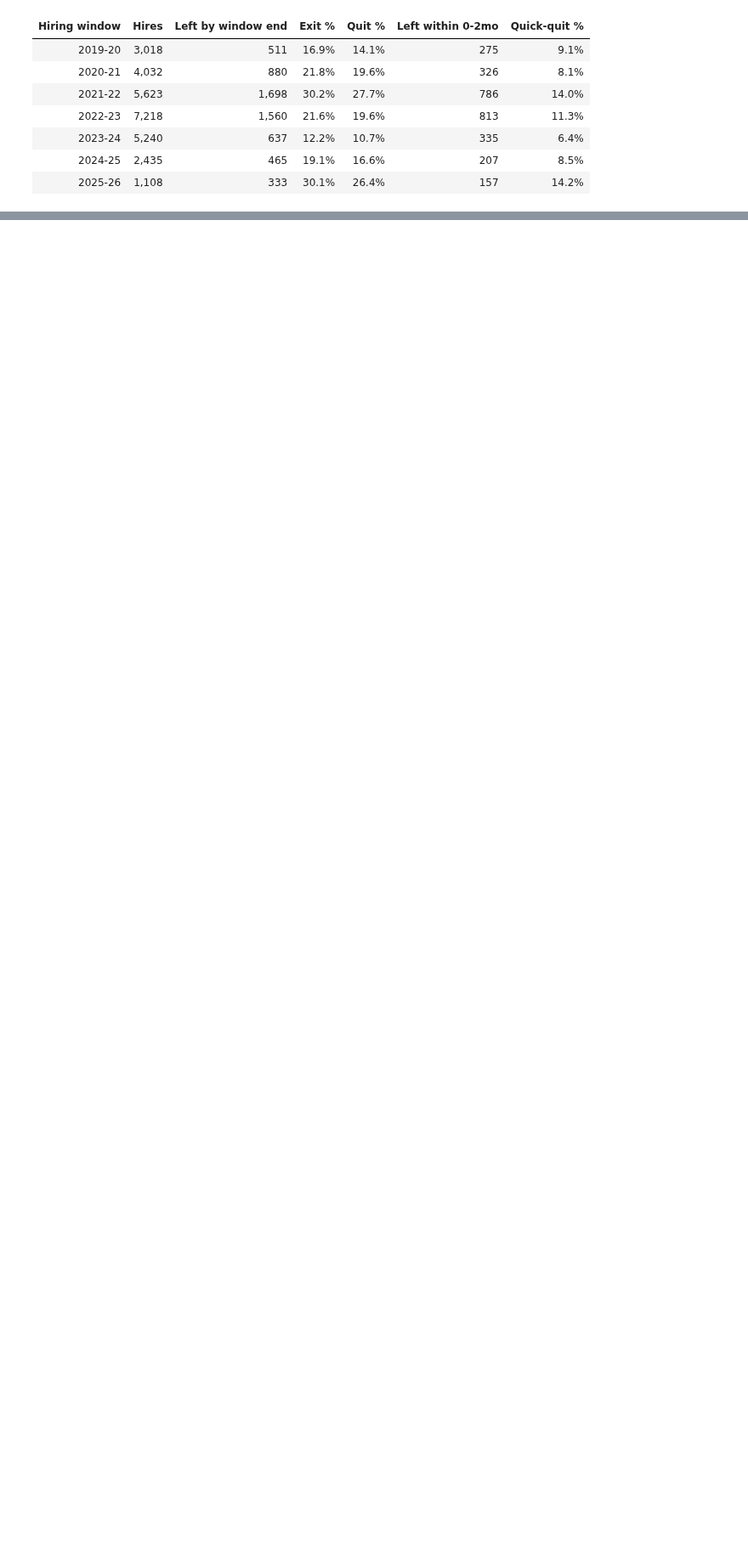
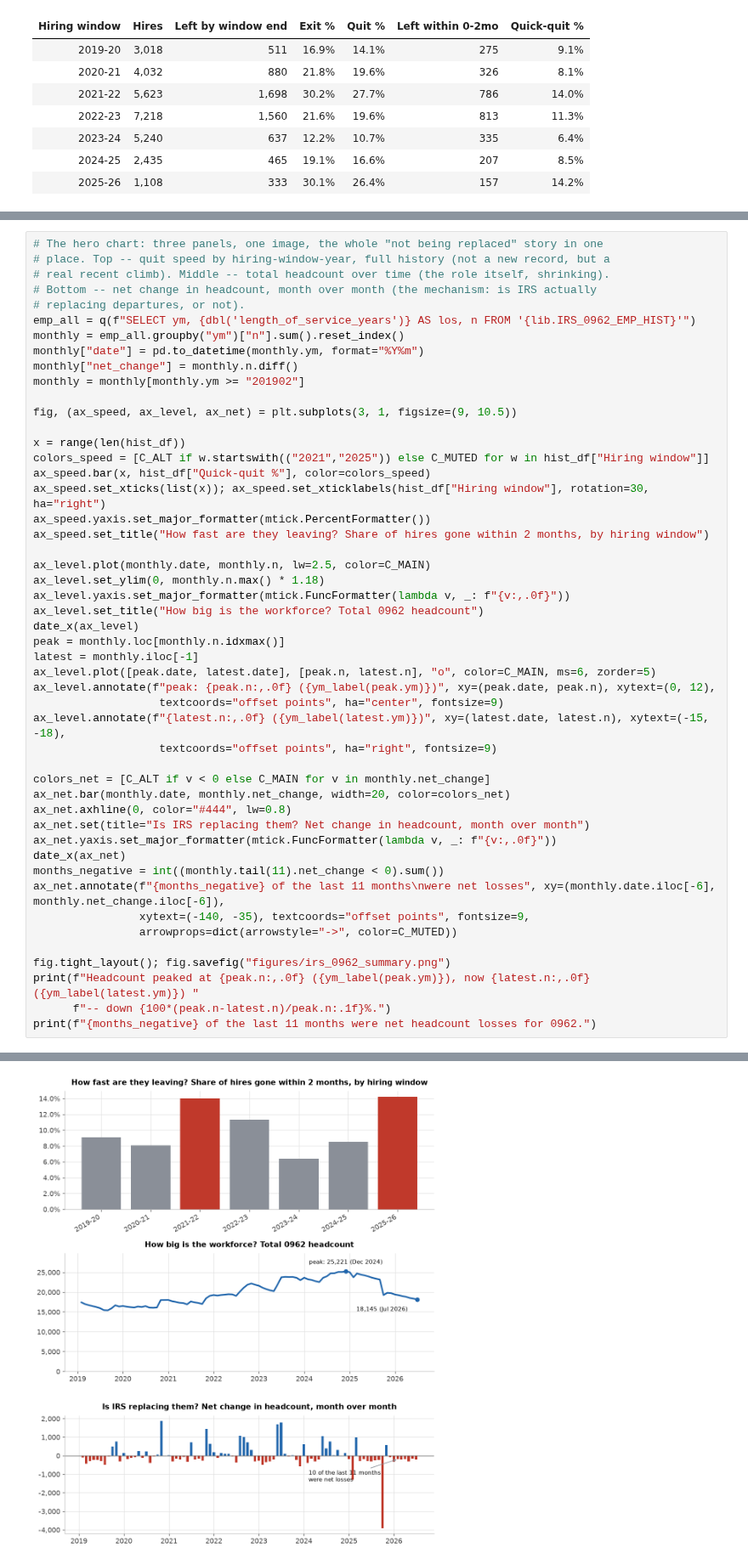
Before and after one commit to abigailhaddad/attrition-screen, a Jupyter notebook: attrition_screen.ipynb, the cells around one changed output, grey strips where cells are left out. Shown at 85% size. Saved outputs shown, nothing was run; the diff lists cells and outputs as text; blank space fills up the shorter version.

```diff
--- a/attrition_screen.ipynb
+++ b/attrition_screen.ipynb
@@ -417,0 +388,50 @@ print(f"{months_negative} of the last 11 months were net headcount losses for 09
+# %%
+# The hero chart: three panels, one image, the whole "not being replaced" story in one
+# place. Top -- quit speed by hiring-window-year, full history (not a new record, but a
+# real recent climb). Middle -- total headcount over time (the role itself, shrinking).
+# Bottom -- net change in headcount, month over month (the mechanism: is IRS actually
+# replacing departures, or not).
+emp_all = q(f"SELECT ym, {dbl('length_of_service_years')} AS los, n FROM '{lib.IRS_0962_EMP_HIST}'")
+monthly = emp_all.groupby("ym")["n"].sum().reset_index()
+monthly["date"] = pd.to_datetime(monthly.ym, format="%Y%m")
+monthly["net_change"] = monthly.n.diff()
+monthly = monthly[monthly.ym >= "201902"]
+
+fig, (ax_speed, ax_level, ax_net) = plt.subplots(3, 1, figsize=(9, 10.5))
+
+x = range(len(hist_df))
+colors_speed = [C_ALT if w.startswith(("2021","2025")) else C_MUTED for w in hist_df["Hiring window"]]
+ax_speed.bar(x, hist_df["Quick-quit %"], color=colors_speed)
+ax_speed.set_xticks(list(x)); ax_speed.set_xticklabels(hist_df["Hiring window"], rotation=30, ha="right")
+ax_speed.yaxis.set_major_formatter(mtick.PercentFormatter())
+ax_speed.set_title("How fast are they leaving? Share of hires gone within 2 months, by hiring window")
+
+ax_level.plot(monthly.date, monthly.n, lw=2.5, color=C_MAIN)
+ax_level.set_ylim(0, monthly.n.max() * 1.18)
+ax_level.yaxis.set_major_formatter(mtick.FuncFormatter(lambda v, _: f"{v:,.0f}"))
+ax_level.set_title("How big is the workforce? Total 0962 headcount")
+date_x(ax_level)
+peak = monthly.loc[monthly.n.idxmax()]
+latest = monthly.iloc[-1]
+ax_level.plot([peak.date, latest.date], [peak.n, latest.n], "o", color=C_MAIN, ms=6, zorder=5)
+ax_level.annotate(f"peak: {peak.n:,.0f} ({ym_label(peak.ym)})", xy=(peak.date, peak.n), xytext=(0, 12),
+                   textcoords="offset points", ha="center", fontsize=9)
+ax_level.annotate(f"{latest.n:,.0f} ({ym_label(latest.ym)})", xy=(latest.date, latest.n), xytext=(-15, -18),
+                   textcoords="offset points", ha="right", fontsize=9)
+
+colors_net = [C_ALT if v < 0 else C_MAIN for v in monthly.net_change]
+ax_net.bar(monthly.date, monthly.net_change, width=20, color=colors_net)
+ax_net.axhline(0, color="#444", lw=0.8)
+ax_net.set(title="Is IRS replacing them? Net change in headcount, month over month")
+ax_net.yaxis.set_major_formatter(mtick.FuncFormatter(lambda v, _: f"{v:,.0f}"))
+date_x(ax_net)
+months_negative = int((monthly.tail(11).net_change < 0).sum())
+ax_net.annotate(f"{months_negative} of the last 11 months\nwere net losses", xy=(monthly.date.iloc[-6], monthly.net_change.iloc[-6]),
+                xytext=(-140, -35), textcoords="offset points", fontsize=9,
+                arrowprops=dict(arrowstyle="->", color=C_MUTED))
+
+fig.tight_layout(); fig.savefig("figures/irs_0962_summary.png")
+print(f"Headcount peaked at {peak.n:,.0f} ({ym_label(peak.ym)}), now {latest.n:,.0f} ({ym_label(latest.ym)}) "
+      f"-- down {100*(peak.n-latest.n)/peak.n:.1f}%.")
+print(f"{months_negative} of the last 11 months were net headcount losses for 0962.")
+# %% [output]
@@ -418,3 +440,4 @@ print(f"{months_negative} of the last 11 months were net headcount losses for 09
+[figure, added]
 # %%
 # One image, two panels: raw counts (is this actually a big cohort?) stacked on the
 # rate (is the cohort's own attrition unusual?) -- neither panel alone tells the story.
```
Also changed, not shown: parts of 6 cells of this notebook, 4 other files.
